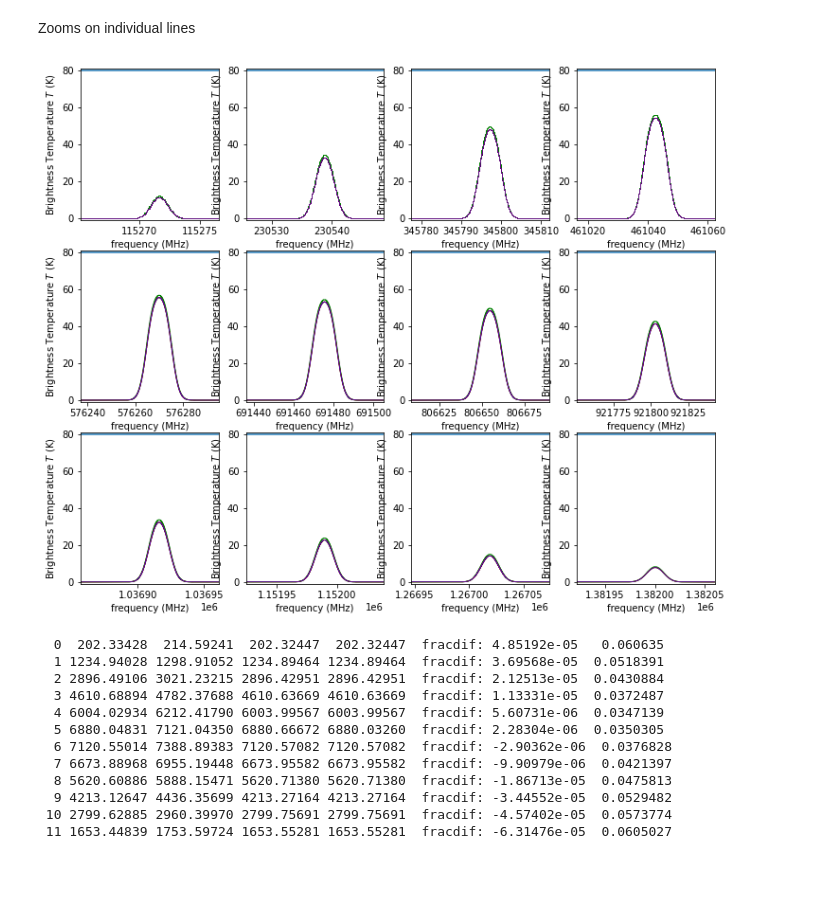
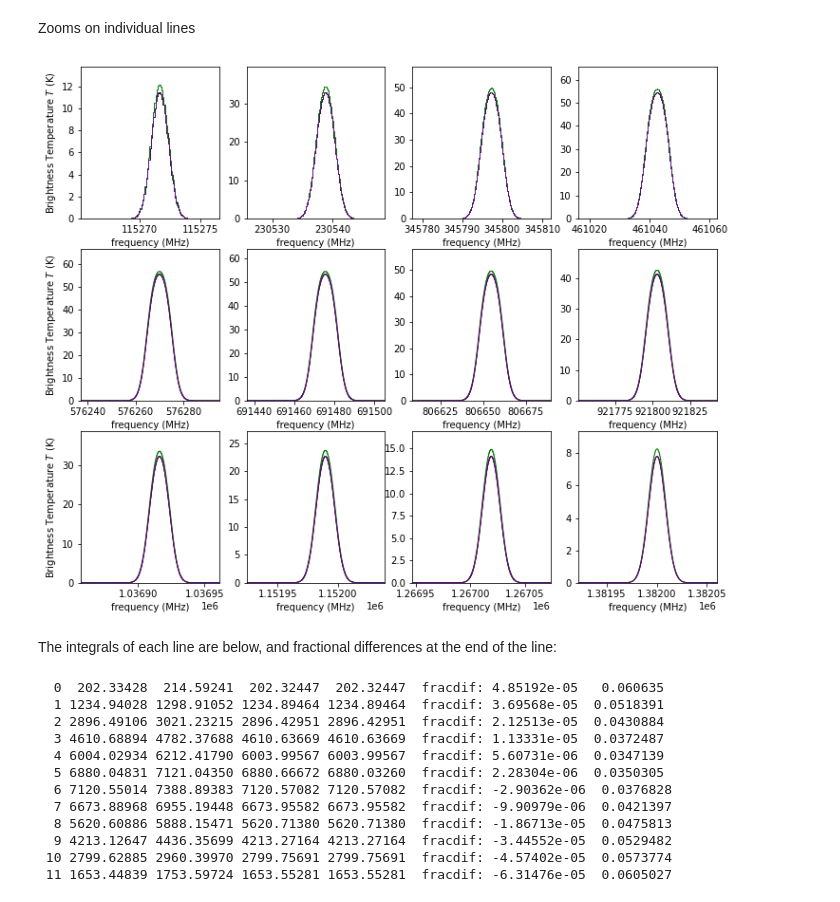
Before and after one commit to pyspeckit/pyspeckit-tests, a Jupyter notebook: xclass-benchmark/CO_Benchmark.ipynb, the cells around one changed output. Saved outputs shown, nothing was run; the diff lists cells and outputs as text; code cells hidden in the pictures; blank space fills up the shorter version.

```diff
--- a/xclass-benchmark/CO_Benchmark.ipynb
+++ b/xclass-benchmark/CO_Benchmark.ipynb
@@ -228,0 +144,7 @@ All files of the current myXCLASS run are stored in the job directory /orange/ad
+# %%
+results = []
+
+for FreqMin, FreqMax in frequencies:
+    print(FreqMin, FreqMax)
+    modeldata, log, TransEnergies, IntOpt, JobDir = myxclass_call(FreqMin=FreqMin, FreqMax=FreqMax)
+    results.append( (modeldata, log, TransEnergies, IntOpt, JobDir) )
@@ -354,19 +289,31 @@ Zooms on individual lines
 # %%
 fig = pl.figure(figsize=(12,10))
 for ii,(fmin, fmax) in enumerate(frequencies):
     if ii+1 > 12:
         break
     ax = pl.subplot(3,4,ii+1)
+
     xclass_spectra.plotter(axis=ax, clear=False, linewidth=1)
 
     molsim_sp.plotter(clear=False, color='g', axis=ax, xmin=fmin, xmax=fmax, linewidth=1)
 
     model_JPL.plotter(color='r', axis=ax, clear=False, xmin=fmin, xmax=fmax, linewidth=0.75)
     model_CDMS.plotter(color='b', axis=ax, clear=False, xmin=fmin, xmax=fmax)
-    ax.axhline(tkin)
-    ax.set_ylim(-1, tkin+1)
+    #ax.axhline(tkin)
+    #ax.set_ylim(-1, tkin+1)
+    #if ii <= 12:
+    #    ax.set_xlabel('')
+    #    ax.set_xticklabels([])
+    #else:
+    #     ax.set_xlabel("$V_{LSR}$ [km s$^{-1}$]")
+    #if ii % 4 == 1:
+    #    ylim = ax.set_ylabel("Fractional Difference")
+    if ii % 4 != 0:
+        ax.set_ylabel('')
 # %% [output]
-[figure, old version]
+[figure, new version]
+# %% [markdown]
+The integrals of each line are below, and fractional differences at the end of the line:
 # %%
 for ii,(fmin, fmax) in enumerate(frequencies):
     fmin, fmax = u.Quantity([fmin, fmax], u.MHz)
```
Also changed, not shown: parts of 11 cells of this notebook, 4 other files.
